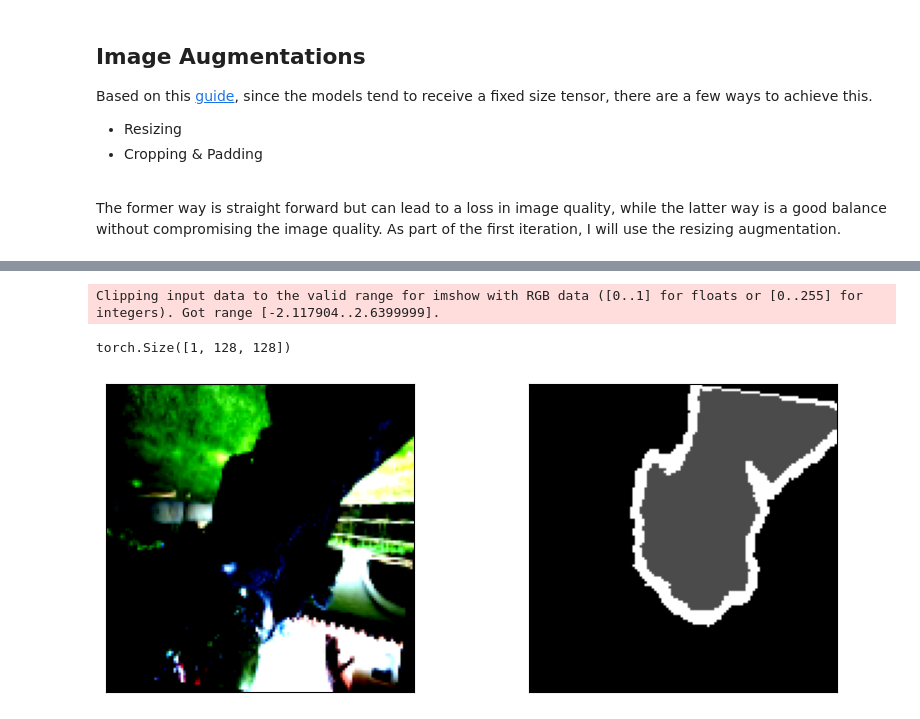
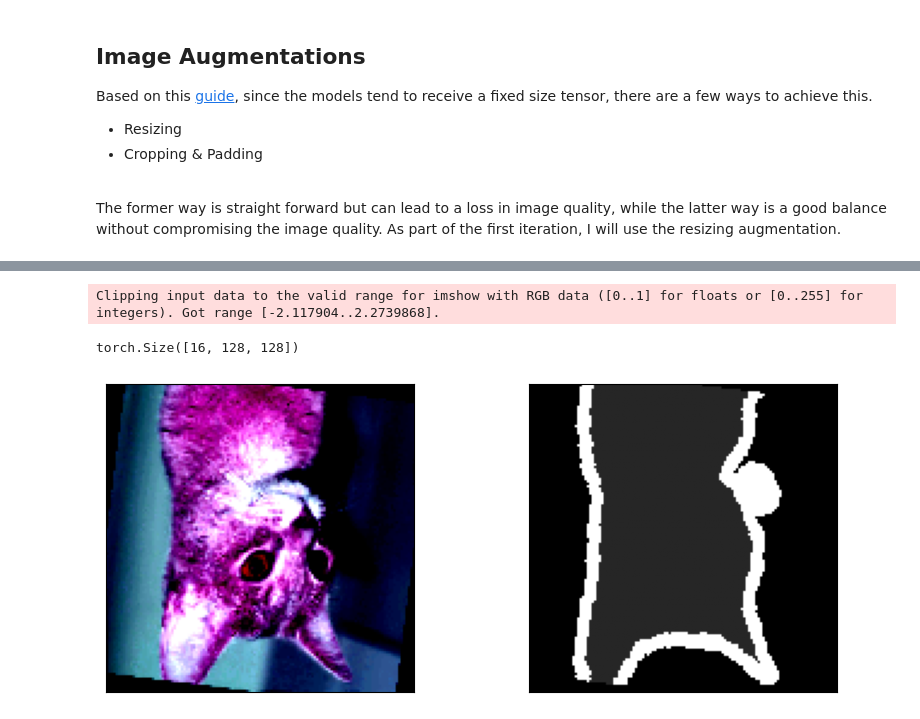
Before and after one commit to yuhaopro/image-segmentation-cv, a Jupyter notebook: main_pytorch.ipynb, the cells around one changed output, grey strips where cells are left out. Cells and saved outputs as stored; diff of their text form; code cells hidden in the pictures.

```diff
--- a/main_pytorch.ipynb
+++ b/main_pytorch.ipynb
@@ -131,40 +113,29 @@ The former way is straight forward but can lead to a loss in image quality, whil
 IMAGE_HEIGHT = 128
 IMAGE_WIDTH = 128
 
-transform_all = A.Compose([
+transform = A.Compose([
     A.Resize(height=IMAGE_HEIGHT, width=IMAGE_WIDTH),
     A.HorizontalFlip(p=0.5),
     A.VerticalFlip(p=0.5),
     A.Rotate(limit=(-40,40)),
     A.ElasticTransform(p=0.5),
+    A.ColorJitter(),
     A.Normalize(), # does not affect mask
     A.ToTensorV2(transpose_mask=True),
 ], seed=137, strict=True)
-
-
-transform_image = A.Compose([
-    A.ColorJitter(),
-    A.Normalize(), # go before totensor since normalize needs the img as a float
-    A.ToTensorV2(transpose_mask=True),
-], seed=137, strict=True)
-
-transform_mask = A.Compose([
-    A.Normalize(), # go before totensor since normalize needs the img as a float
-    A.ToTensorV2(transpose_mask=True),
-], seed=137, strict=True)
 # %%
 TRAIN_IMAGE_DIR = "Dataset/TrainVal/color"
 TRAIN_MASK_DIR = "Dataset/TrainVal/label"
 TEST_IMAGE_DIR = "Dataset/Test/color"
 TEST_MASK_DIR = "Dataset/Test/label"
 
-train_val_dataset = PetDataset(image_dir=TRAIN_IMAGE_DIR, mask_dir=TRAIN_MASK_DIR, valid_masks=train_valid_masks, transform=transform_all)
-test_dataset = PetDataset(image_dir=TEST_IMAGE_DIR,valid_masks=test_valid_masks, mask_dir=TEST_MASK_DIR)
+train_val_dataset = PetDataset(image_dir=TRAIN_IMAGE_DIR, mask_dir=TRAIN_MASK_DIR, valid_masks=train_valid_masks, transform=transform)
+test_dataset = PetDataset(image_dir=TEST_IMAGE_DIR, mask_dir=TEST_MASK_DIR, valid_masks=test_valid_masks, transform=transform)
 # %%
 train_dataset, val_dataset = random_split(train_val_dataset, [0.8, 0.2])
 # %%
-train_dataloader = DataLoader(train_dataset, batch_size=1, shuffle=True)
-# test_dataloader = DataLoader(test_dataset, batch_size=1, shuffle=True)
+train_dataloader = DataLoader(train_dataset, batch_size=16, shuffle=True)
+test_dataloader = DataLoader(test_dataset, batch_size=16, shuffle=True)
 # %%
 train_image, train_mask = next(iter(train_dataloader))
 print(f"Image batch shape: {train_image.size()}")
@@ -192,20 +148,20 @@ Mask unique values: tensor([-2.1179, -2.1008, -2.0837, -2.0665, -2.0494, -2.0357
 # %%
 
 plt.figure(figsize=(10, 4))
 plt.subplot(1,2,1)
-fig = plt.imshow(train_image.squeeze(0).permute(1,2,0))
+fig = plt.imshow(train_image[0].permute(1,2,0)) # squeeze cannot be used here since it only works if bs = 1
 fig.axes.get_xaxis().set_visible(False)
 fig.axes.get_yaxis().set_visible(False)
 
 plt.subplot(1,2,2)
 print(f"{train_mask.size()}")
-fig = plt.imshow(train_mask.permute(1,2,0), cmap='gray')
+fig = plt.imshow(train_mask[0], cmap='gray')
 fig.axes.get_xaxis().set_visible(False)
 fig.axes.get_yaxis().set_visible(False)
 # %% [output]
-Clipping input data to the valid range for imshow with RGB data ([0..1] for floats or [0..255] for integers). Got range [-2.117904..2.6399999].
+Clipping input data to the valid range for imshow with RGB data ([0..1] for floats or [0..255] for integers). Got range [-2.117904..2.2739868].
-torch.Size([1, 128, 128])
+torch.Size([16, 128, 128])
-[figure, old version]
+[figure, new version]
 # %%
 
 # save the dataset into a pickle file to be loaded in
```
Also changed, not shown: parts of 12 cells of this notebook, 1 other file.
